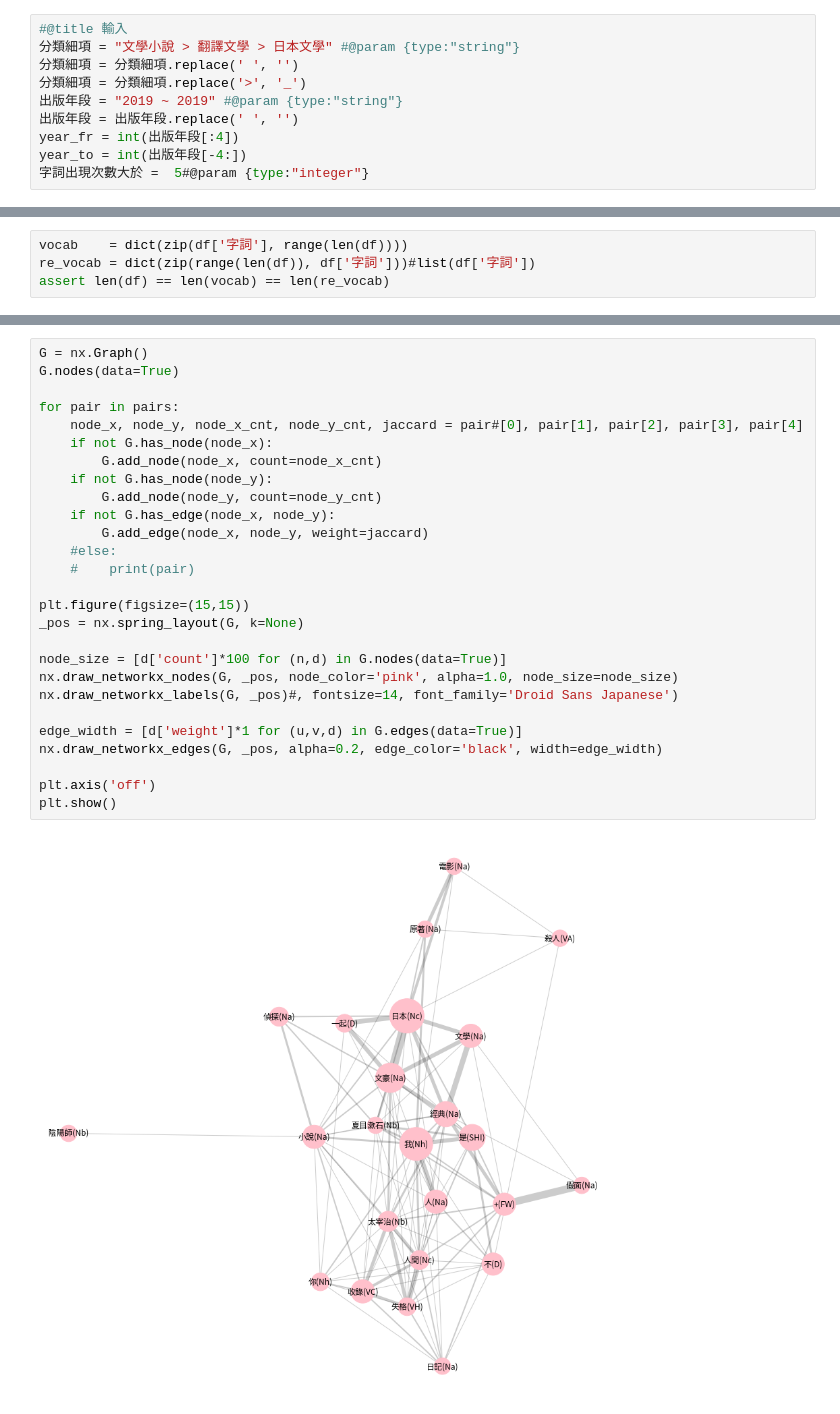
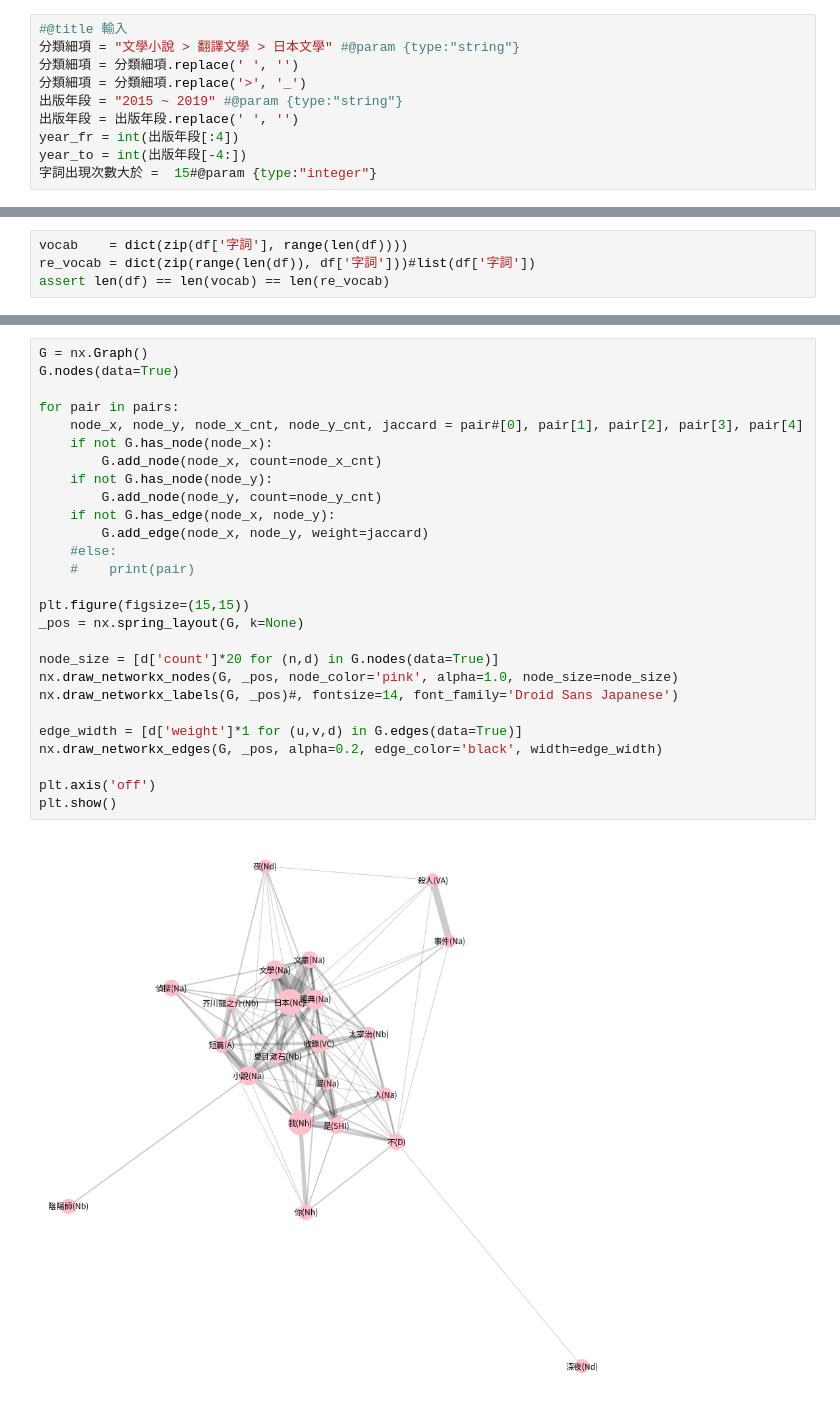
Before and after one commit to x1001000/books-chinese, a Jupyter notebook: Co_occurrence_network.ipynb, the cells around one changed output, grey strips where cells are left out. Cells and saved outputs as stored; diff of their text form.

```diff
--- a/Co_occurrence_network.ipynb
+++ b/Co_occurrence_network.ipynb
@@ -68,11 +68,11 @@ import networkx as nx
 分類細項 = "文學小說 > 翻譯文學 > 日本文學" #@param {type:"string"}
 分類細項 = 分類細項.replace(' ', '')
 分類細項 = 分類細項.replace('>', '_')
-出版年段 = "2019 ~ 2019" #@param {type:"string"}
+出版年段 = "2015 ~ 2019" #@param {type:"string"}
 出版年段 = 出版年段.replace(' ', '')
 year_fr = int(出版年段[:4])
 year_to = int(出版年段[-4:])
-字詞出現次數大於 =  5#@param {type:"integer"}
+字詞出現次數大於 =  15#@param {type:"integer"}
 # %%
 books = pd.read_csv(f'books-chinese-networkx/博客來-中文書_{分類細項}.csv')
 books['出版年'] = pd.Series(int(date[:4]) for date in books['出版日期'])
@@ -319,29 +319,29 @@ len(pairs)
 # %%
 G = nx.Graph()
 G.nodes(data=True)
 
 for pair in pairs:
     node_x, node_y, node_x_cnt, node_y_cnt, jaccard = pair#[0], pair[1], pair[2], pair[3], pair[4]
     if not G.has_node(node_x):
         G.add_node(node_x, count=node_x_cnt)
     if not G.has_node(node_y):
         G.add_node(node_y, count=node_y_cnt)
     if not G.has_edge(node_x, node_y):
         G.add_edge(node_x, node_y, weight=jaccard)
     #else:
     #    print(pair)
 
 plt.figure(figsize=(15,15))
 _pos = nx.spring_layout(G, k=None)
 
-node_size = [d['count']*100 for (n,d) in G.nodes(data=True)]
+node_size = [d['count']*20 for (n,d) in G.nodes(data=True)]
 nx.draw_networkx_nodes(G, _pos, node_color='pink', alpha=1.0, node_size=node_size)
 nx.draw_networkx_labels(G, _pos)#, fontsize=14, font_family='Droid Sans Japanese')
 
 edge_width = [d['weight']*1 for (u,v,d) in G.edges(data=True)]
 nx.draw_networkx_edges(G, _pos, alpha=0.2, edge_color='black', width=edge_width)
 
 plt.axis('off')
 plt.show()
 # %% [output]
-[figure, old version]
+[figure, new version]
```
Also changed, not shown: parts of 9 cells of this notebook.
